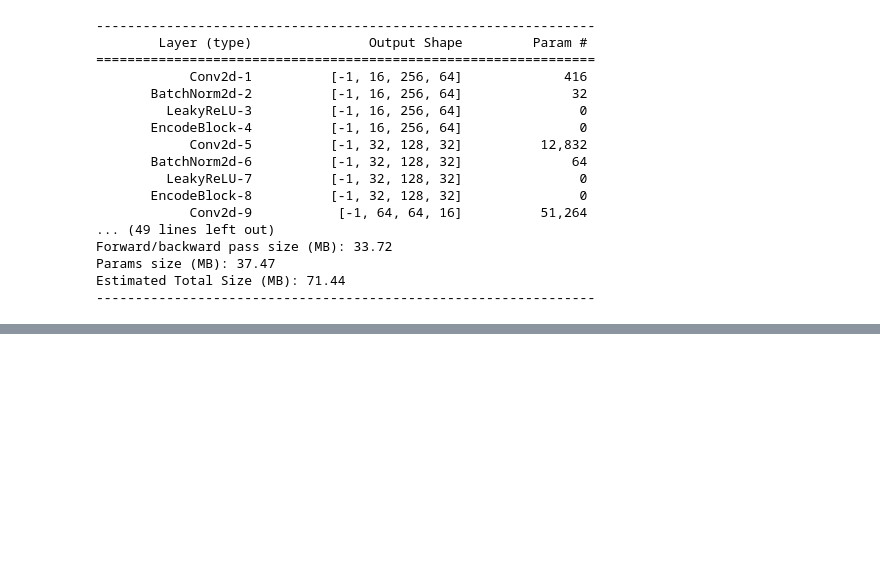
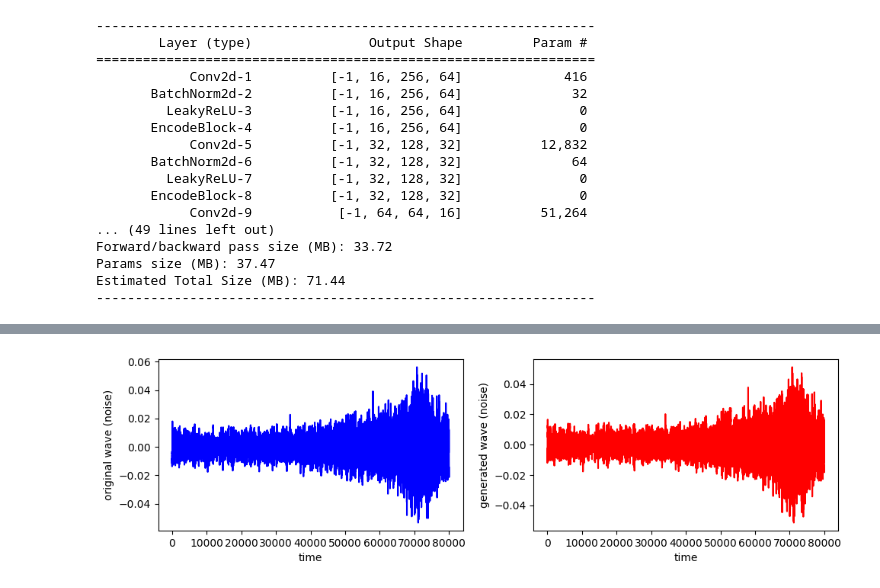
Before and after one commit to Lorbru/dlts-project, a Jupyter notebook: UNet_demo.ipynb, the cells around one changed output, grey strips where cells are left out. Drawn from its saved outputs; the diff is of its cells as text; code cells hidden in the pictures; blank space fills up the shorter version.

```diff
--- a/UNet_demo.ipynb
+++ b/UNet_demo.ipynb
@@ -201,0 +265,3 @@ plt.tight_layout()
+# %%
+reconstructed_true = noise_test_dataset.reconstruct(Y, id0=idx, reference = 'noise')
+IPython.display.Audio(reconstructed_true.detach().numpy(), rate=8000)
@@ -201,0 +270,3 @@ plt.tight_layout()
+# %%
+reconstructed_output = noise_test_dataset.reconstruct(pred.cpu(), id0=idx, reference='noise')
+IPython.display.Audio(reconstructed_output.detach().numpy(), rate=8000)
@@ -201,0 +275,17 @@ plt.tight_layout()
+# %%
+S_true = reconstructed_true.squeeze().detach().numpy()
+S_pred = reconstructed_output.squeeze().detach().numpy()
+fig, axs = plt.subplots(1, 2, figsize=(10, 3))
+
+axs[0].plot(S_true, color='blue')
+axs[0].set_xlabel('time')
+axs[0].set_ylabel('original wave (noise)')
+
+axs[1].plot(S_pred, color='red')
+axs[1].set_xlabel('time')
+axs[1].set_ylabel('generated wave (noise)')
+plt.savefig('Figs/UNet_noise_wave.png')
+
+plt.tight_layout()
+# %% [output]
+[figure, added]
```
Also changed, not shown: parts of 51 cells of this notebook, 18 other files.
